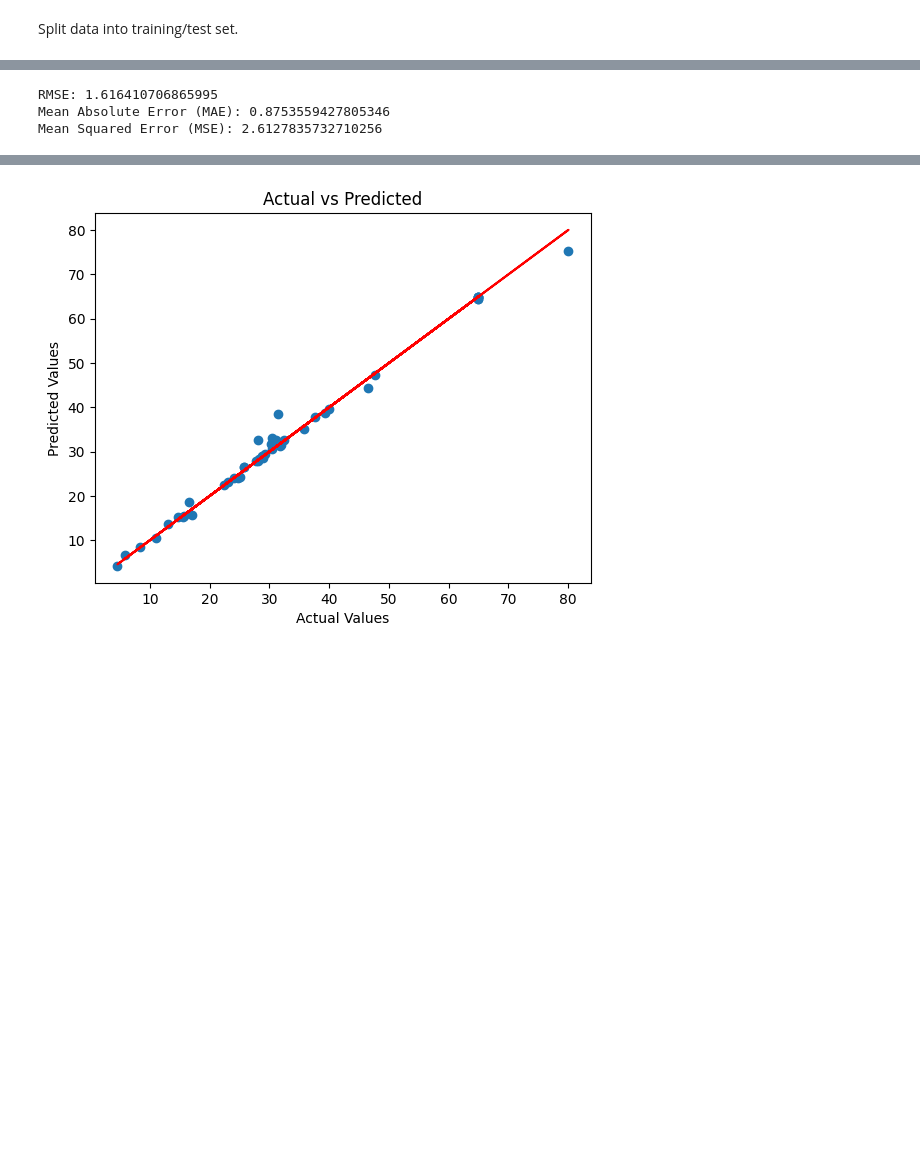
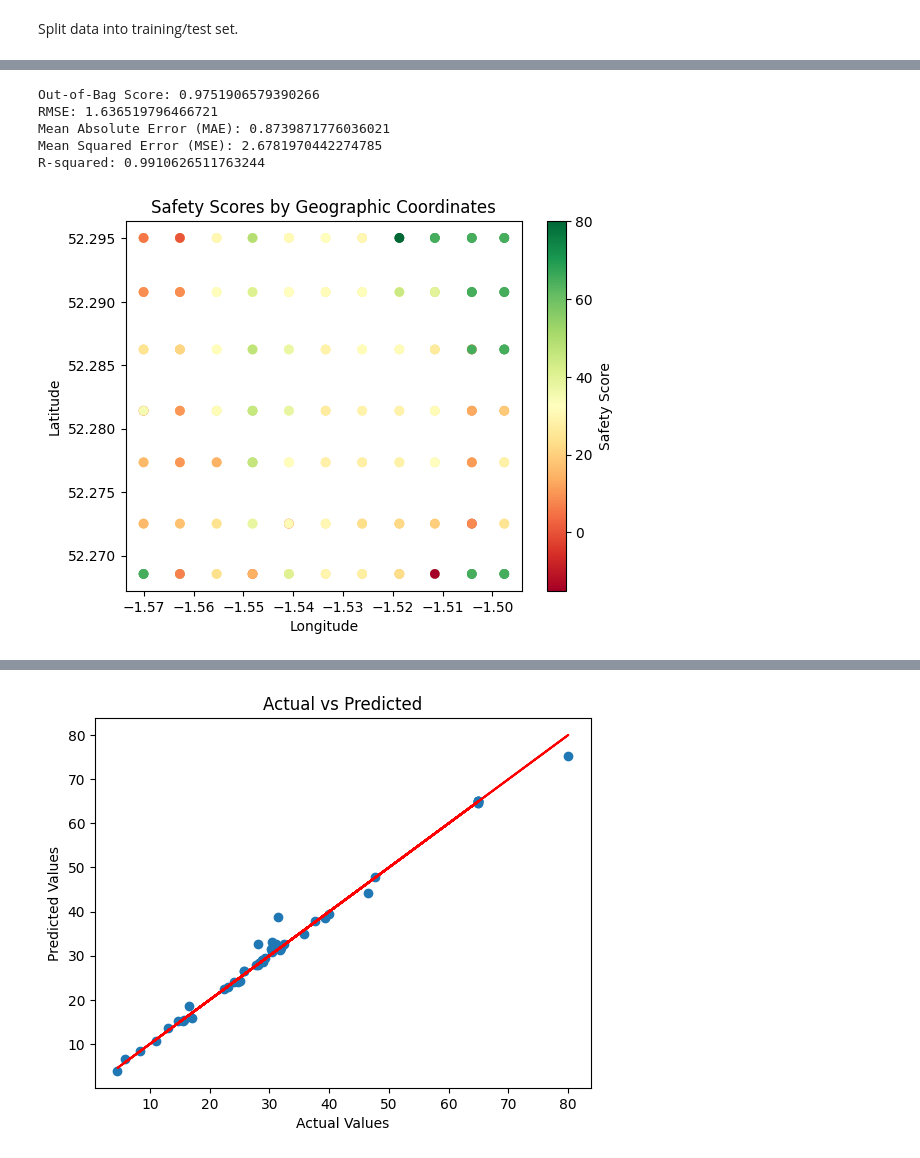
Before and after one commit to loisperryman02/proutectapp, a Jupyter notebook: mobile-application/python-files/machine_learning_implementation.ipynb, the cells around one changed output, grey strips where cells are left out. Drawn from its saved outputs; the diff is of its cells as text; code cells hidden in the pictures; blank space fills up the shorter version.

```diff
--- a/mobile-application/python-files/machine_learning_implementation.ipynb
+++ b/mobile-application/python-files/machine_learning_implementation.ipynb
@@ -314,6 +314,9 @@ RandomForestRegressor(oob_score=True, random_state=42)
 # %%
-from sklearn.metrics import mean_squared_error
-from sklearn.metrics import mean_absolute_error
+from sklearn.metrics import mean_squared_error, mean_absolute_error, r2_score
+
+# Calculates and displays the Out-of-bag (OOB) score
+oob_score = regressor.oob_score_
+print(f'Out-of-Bag Score: {oob_score}')
 
 # Predicting on the test set
 y_pred = regressor.predict(X_test)
@@ -328,7 +331,44 @@ print(f"Mean Absolute Error (MAE): {mae}")
 # Calculate MSE
 mse = mean_squared_error(y_test, y_pred)
 print(f"Mean Squared Error (MSE): {mse}")
+
+r2 = r2_score(y_test, y_pred)
+print(f'R-squared: {r2}')
 # %% [output]
-RMSE: 1.616410706865995
-Mean Absolute Error (MAE): 0.8753559427805346
-Mean Squared Error (MSE): 2.6127835732710256
+Out-of-Bag Score: 0.9751906579390266
+RMSE: 1.636519796466721
+Mean Absolute Error (MAE): 0.8739871776036021
+Mean Squared Error (MSE): 2.6781970442274785
+R-squared: 0.9910626511763244
+# %%
+# import numpy as np
+# X_grid = np.arange(min(X),max(X),0.01)
+# X_grid = X_grid.reshape(len(X_grid),1)
+
+# plt.scatter(X,y, color='blue') #plotting real points
+# plt.plot(X_grid, regressor.predict(X_grid),color='green') #plotting for predict points
+
+# plt.title("Random Forest Regression Results")
+# plt.xlabel('Coordinates')
+# plt.ylabel('Safety Score')
+# plt.show()
+
+import numpy as np
+import matplotlib.pyplot as plt
+
+# Assuming X is a 2D array with shape (n_samples, 2) where the first column is longitude and the second is latitude
+# and 'y' is the safety score
+
+longitude = X['Longitude']
+latitude = X['Latitude']
+safety_scores = y    # Safety scores
+
+plt.scatter(longitude, latitude, c=safety_scores, cmap='RdYlGn')
+plt.colorbar(label='Safety Score')  # Adds a color bar to interpret the safety score
+plt.xlabel('Longitude')
+plt.ylabel('Latitude')
+plt.title("Safety Scores by Geographic Coordinates")
+
+plt.show()
+# %% [output]
+[figure, added]
```
Also changed, not shown: parts of 4 cells of this notebook, 18 other files.
